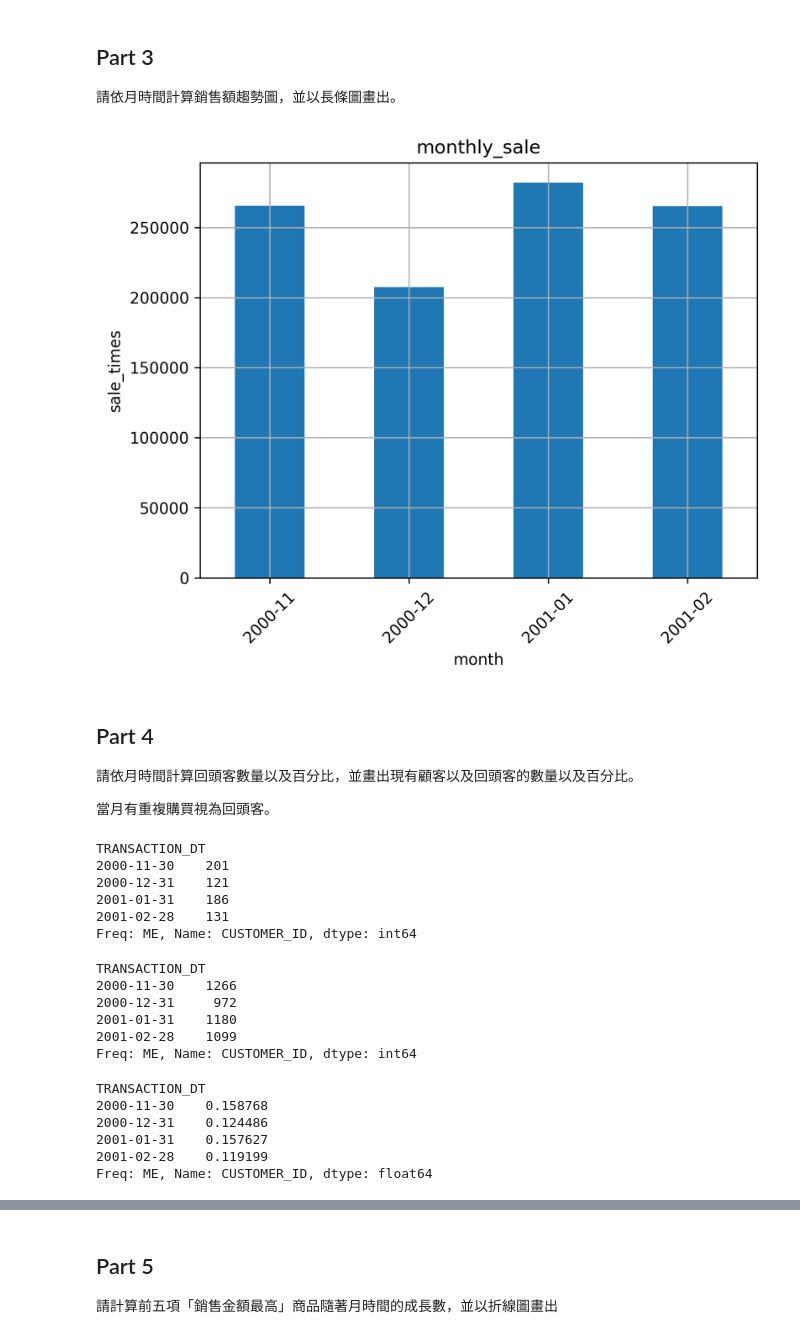
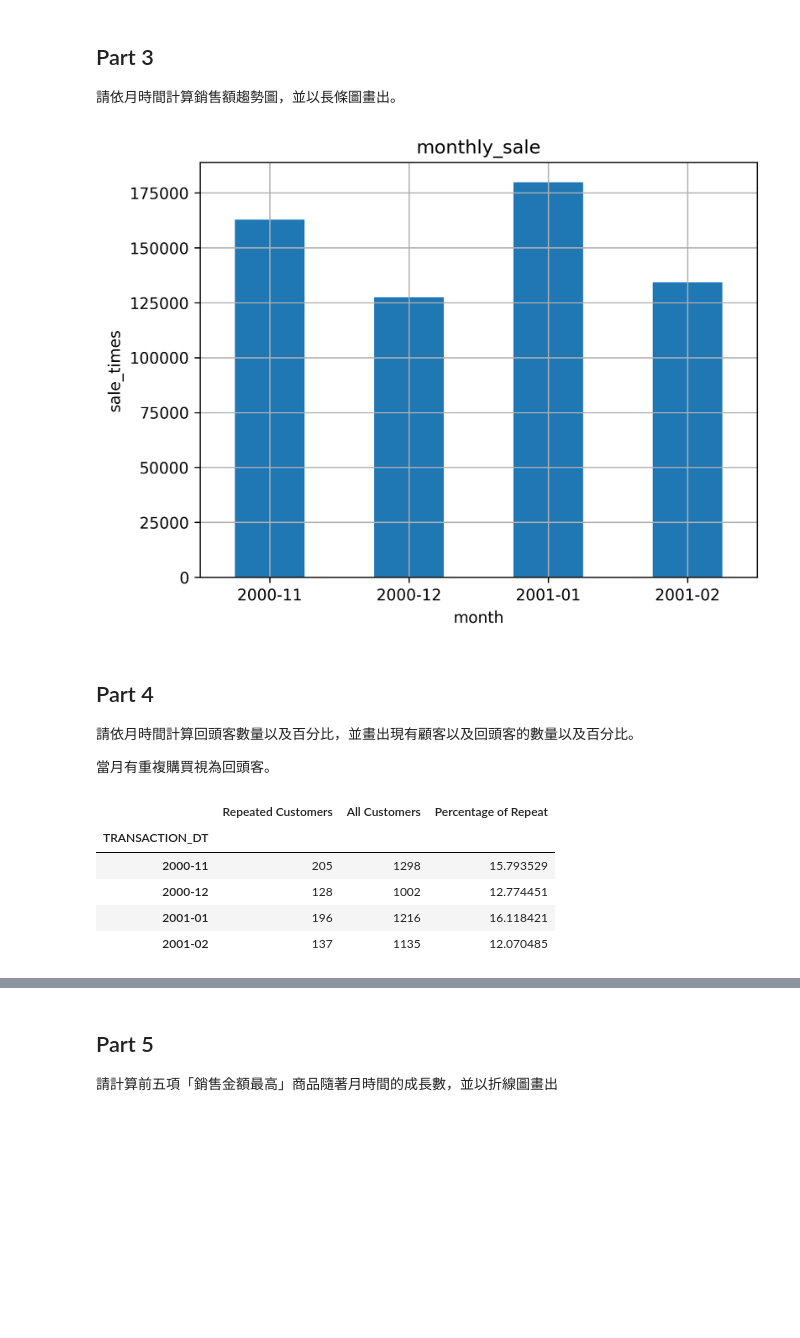
Before and after one commit to pan93412/nkust-homework, a Jupyter notebook: semester-5/business-platform-design/ch9/hw093.ipynb, the cells around one changed output, grey strips where cells are left out. Drawn from its saved outputs; the diff is of its cells as text; code cells hidden in the pictures; blank space fills up the shorter version.

```diff
--- a/semester-5/business-platform-design/ch9/hw093.ipynb
+++ b/semester-5/business-platform-design/ch9/hw093.ipynb
@@ -9,6 +9,6 @@ pd.options.mode.copy_on_write = True
 plt.rcParams["figure.dpi"] = 300
 # %%
-df = pd.read_csv('tafeng5000.csv', index_col=0)
+df = pd.read_csv('tafeng5000.csv').iloc[:, 1:]
 
 df
 # %% [output]
@@ -61,5 +63,6 @@ dtype: int64
 # %%
-df = df.dropna()
+del df["AGE_GROUP"]
+
 df.isnull().sum()
 # %% [output]
 TRANSACTION_DT      0
@@ -89,5 +89,3 @@ df.describe()
-# %%
-df["SALES_FIGURE"] = df["SALES_PRICE"] * df["AMOUNT"]
 # %% [markdown]
 ## Part 2
 
@@ -126,16 +129,18 @@ plt.show()
 
 請依月時間計算銷售額趨勢圖，並以長條圖畫出。
 # %%
-product_count_df = df.set_index("TRANSACTION_DT").resample("ME")["SALES_FIGURE"].sum()
+product_count_df = df.resample("ME", on="TRANSACTION_DT")["SALES_PRICE"].sum()
+product_count_df.index = cast(DatetimeIndex, product_count_df.index).strftime('%Y-%m')
 
 ax = plt.subplot()
+ax.set_title("monthly_sale")
+
 product_count_df.plot(kind="bar", ylabel="sale_times", xlabel="month", ax=ax, grid=True)
-ax.set_title("monthly_sale")
-ax.set_xticklabels([x.strftime("%Y-%m") for x in product_count_df.index], rotation=45)
+ax.tick_params(axis='x', rotation=0)
 
 plt.show()
 # %% [output]
-[figure, old version]
+[figure, new version]
 # %% [markdown]
 ## Part 4
 
@@ -150,34 +155,23 @@ monthly_repeated_customer_df = (
     .count()
 )
 
-monthly_repeated_customer_df
+monthly_unique_customers_df = df.resample("ME", on="TRANSACTION_DT")["CUSTOMER_ID"].nunique()
+
+monthly_repeated_percentage_df = (monthly_repeated_customer_df / monthly_unique_customers_df).fillna(0)
+
+monthly_stats_df = pd.DataFrame({
+    "Repeated Customers": monthly_repeated_customer_df,
+    "All Customers": monthly_unique_customers_df,
+    "Percentage of Repeat": monthly_repeated_percentage_df.mul(100)
+})
+monthly_stats_df.index = cast(DatetimeIndex, monthly_stats_df.index).strftime('%Y-%m')
+
+monthly_stats_df
 # %% [output]
-TRANSACTION_DT
-2000-11-30    201
-2000-12-31    121
-2001-01-31    186
-2001-02-28    131
-Freq: ME, Name: CUSTOMER_ID, dtype: int64
+|  | Repeated Customers | All Customers | Percentage of Repeat |
+| TRANSACTION_DT |  |  |  |
+| 2000-11 | 205 | 1298 | 15.793529 |
+| 2000-12 | 128 | 1002 | 12.774451 |
+| 2001-01 | 196 | 1216 | 16.118421 |
+| 2001-02 | 137 | 1135 | 12.070485 |
-# %%
-monthly_unique_customers_df = df.resample("ME", on="TRANSACTION_DT")["CUSTOMER_ID"].nunique()
-
-monthly_unique_customers_df
-# %% [output]
-TRANSACTION_DT
-2000-11-30    1266
-2000-12-31     972
-2001-01-31    1180
-2001-02-28    1099
-Freq: ME, Name: CUSTOMER_ID, dtype: int64
-# %%
-monthly_repeated_percentage_df = (monthly_repeated_customer_df / monthly_unique_customers_df).fillna(0)
-
-monthly_repeated_percentage_df
-# %% [output]
-TRANSACTION_DT
-2000-11-30    0.158768
-2000-12-31    0.124486
-2001-01-31    0.157627
-2001-02-28    0.119199
-Freq: ME, Name: CUSTOMER_ID, dtype: float64
 # %%
```
Also changed, not shown: parts of 17 cells of this notebook, 2 other files.
